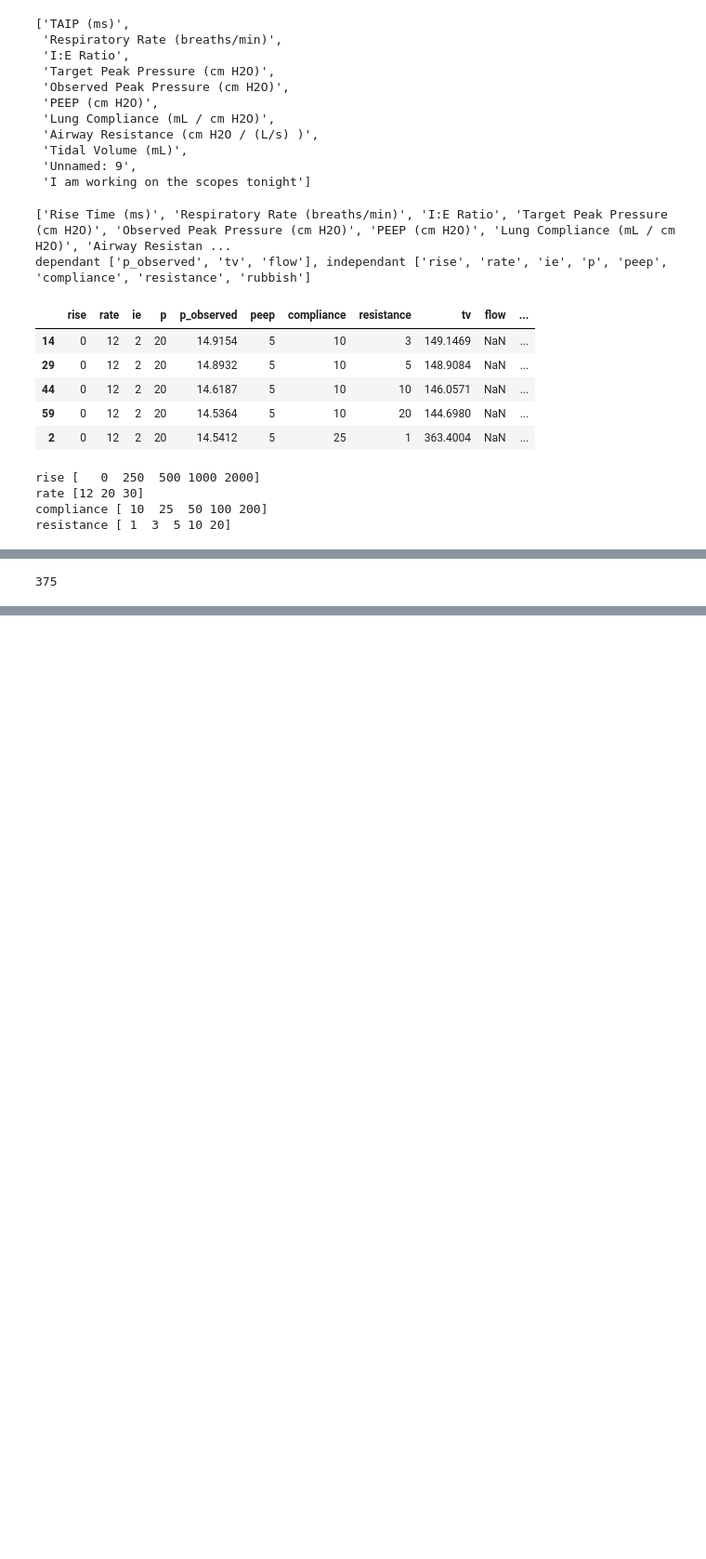
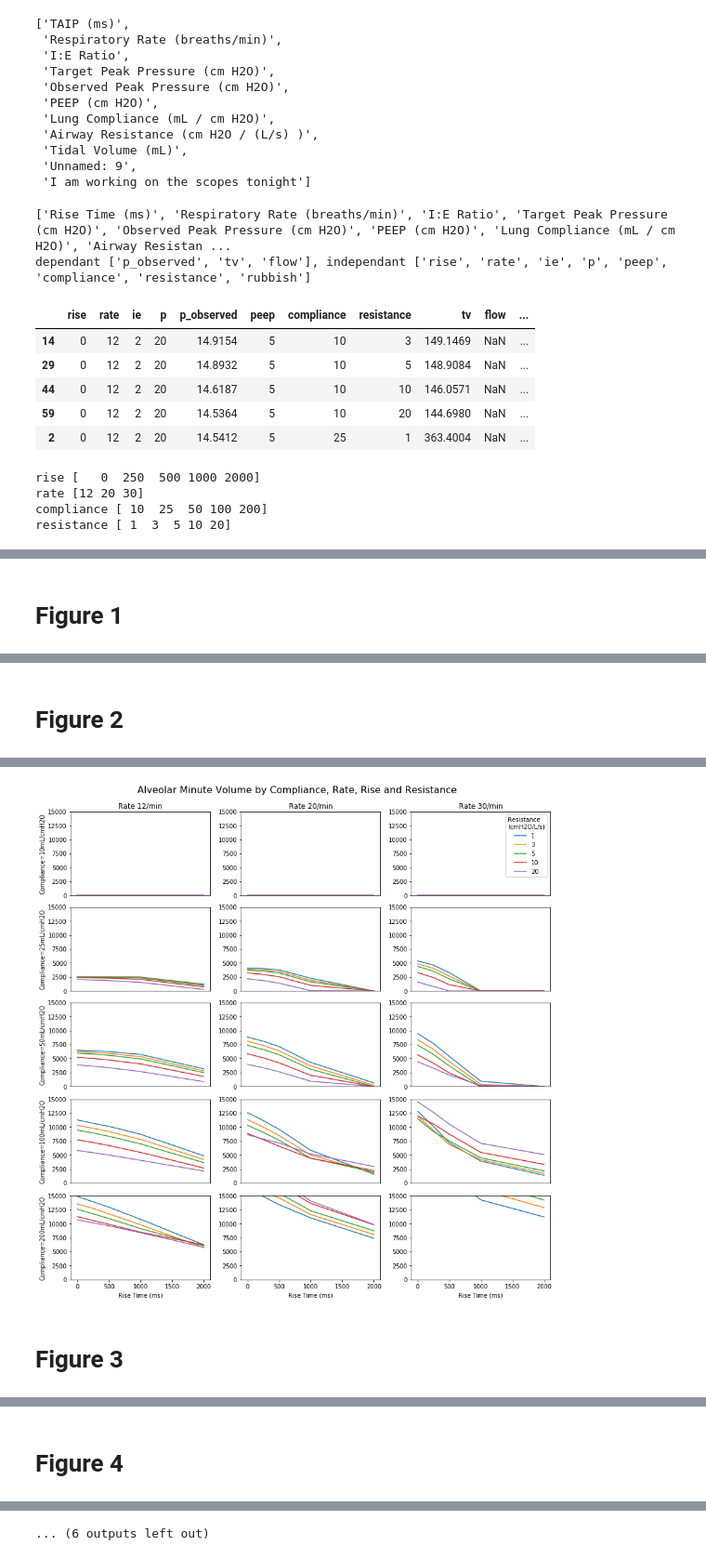
Before and after one commit to PubInv/simulink-pressure-lung, a Jupyter notebook: data/plots.ipynb, the cells around one changed output, grey strips where cells are left out. Shown at 93% size. Saved outputs shown, nothing was run; the diff lists cells and outputs as text; code cells hidden in the pictures; blank space fills up the shorter version.

Commit message:
add minute volume

```diff
--- a/data/plots.ipynb
+++ b/data/plots.ipynb
@@ -34,6 +34,8 @@ pretty = dict(zip(easy_cols, pretty_cols))
 dependant = ['p_observed', 'tv', 'flow']
 independant = [c for c in easy_cols if c not in dependant]
 data.columns = easy_cols #[pretty_cols]
+data['alveolarMV'] = (data.rate * (data.tv - 150)).clip(0, 100000)
+pretty['alveolarMV'] = "Alveolar Minute Volume"
 print(f"dependant {dependant}, independant {independant}")
 data.sort_values(independant, inplace=True)
 display(data.head())
@@ -103,7 +105,7 @@ def plot_matrix(data, vars, units=units, dependant='tv', pretty=pretty):
             filter[yvar] = y
             # print(filter)
             ax = axes[xi, yi]
-            ax.set_ylim(0, 1000)
+            ax.set_ylim(0, 1000 if dependant=='tv' else 15000)
             if len(xs) - xi > 1:
                 # hiding x marks
                 ax.xaxis.label.set_visible(False)
@@ -123,3 +125,4 @@ def plot_matrix(data, vars, units=units, dependant='tv', pretty=pretty):
             if yi == 0:
                 ax.set_ylabel(f"{xvar.title()}={x}{units[xvar]}")
             ax.set_xlabel(pretty[svar])
+    plt.show()
@@ -171,5 +129,12 @@ Still showing impact of rapid rate and long rise times.
-# %%
-# 378
-5 * 5 * 5 * 3
-# %% [output]
-375
+# %%
+trace = 1
+for priority in [
+        ['rise', 'rate', 'compliance', 'resistance'],
+        ['rise', 'rate', 'resistance', 'compliance'],
+        ['rise', 'resistance', 'compliance','rate' ]]:
+    for dependant in ['tv','alveolarMV']:
+        display(HTML(f"<h1>Figure {trace}</h1>"))
+        plot_matrix(data, priority, dependant=dependant)
+        trace += 1
+# %% [output]
+Figure 1
@@ -175,0 +144 @@ Still showing impact of rapid rate and long rise times.
+Figure 2
@@ -175,0 +147,2 @@ Still showing impact of rapid rate and long rise times.
+[figure, added]
+Figure 3
@@ -175,0 +152 @@ Still showing impact of rapid rate and long rise times.
+Figure 4
@@ -176 +156,2 @@ Still showing impact of rapid rate and long rise times.
+... (6 outputs left out)
 # %%
```
Also changed, not shown: parts of 5 cells of this notebook.
